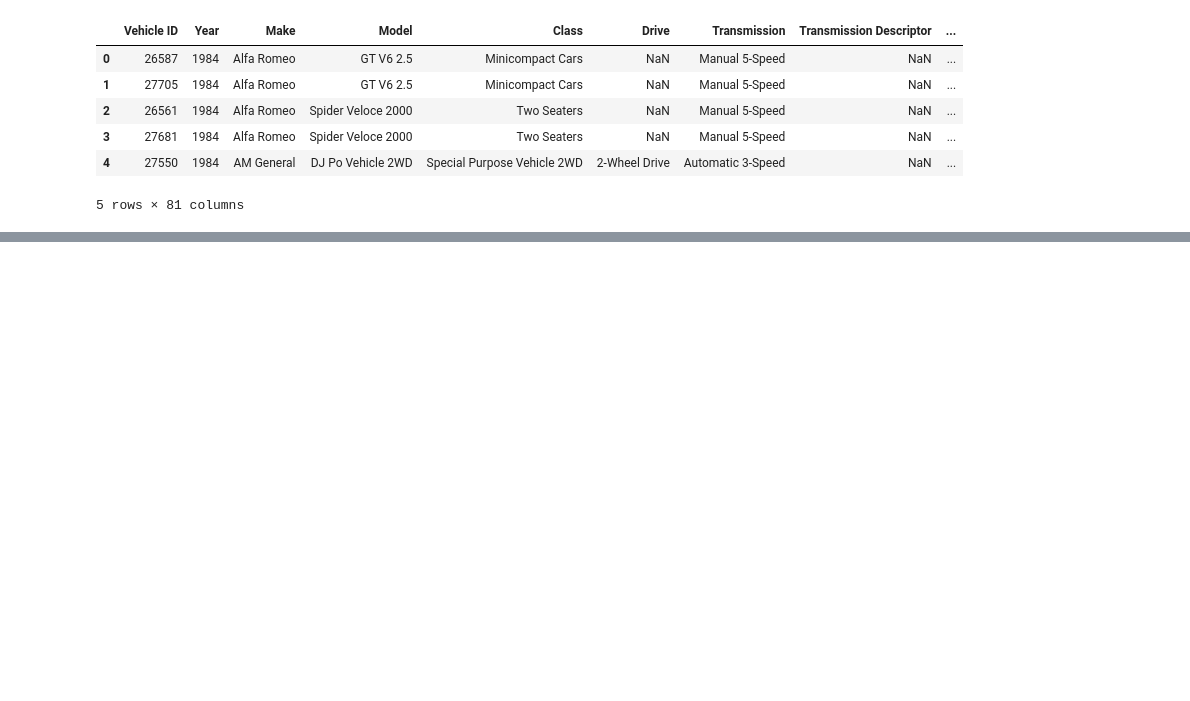
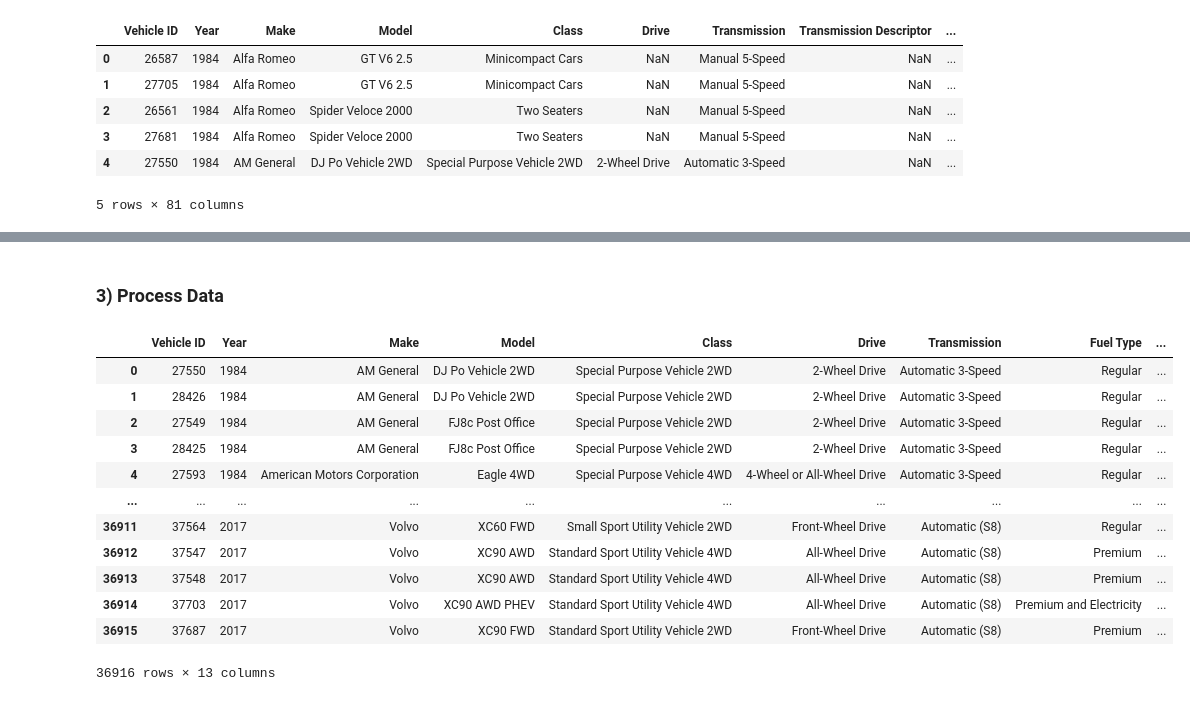
Before and after one commit to data301-2021-summer2/project-group34-project, a Jupyter notebook: analysis/person2/Garnoor.ipynb, the cells around one changed output, grey strips where cells are left out. Saved outputs shown, nothing was run; the diff lists cells and outputs as text; code cells hidden in the pictures; blank space fills up the shorter version.

```diff
--- a/analysis/person2/Garnoor.ipynb
+++ b/analysis/person2/Garnoor.ipynb
@@ -12,0 +105,19 @@ data.head()
+# %% [markdown]
+### 3) Process Data
+# %%
+data2['Overal costs (over 5 years)']= (data2['Annual Fuel Cost (FT1)']*5)-data2['Save or Spend (5 Year)']
+data2
+# %% [output]
+|  | Vehicle ID | Year | Make | Model | Class | Drive | Transmission | Fuel Type | ... |
+| 0 | 27550 | 1984 | AM General | DJ Po Vehicle 2WD | Special Purpose Vehicle 2WD | 2-Wheel Drive | Automatic 3-Speed | Regular | ... |
+| 1 | 28426 | 1984 | AM General | DJ Po Vehicle 2WD | Special Purpose Vehicle 2WD | 2-Wheel Drive | Automatic 3-Speed | Regular | ... |
+| 2 | 27549 | 1984 | AM General | FJ8c Post Office | Special Purpose Vehicle 2WD | 2-Wheel Drive | Automatic 3-Speed | Regular | ... |
+| 3 | 28425 | 1984 | AM General | FJ8c Post Office | Special Purpose Vehicle 2WD | 2-Wheel Drive | Automatic 3-Speed | Regular | ... |
+| 4 | 27593 | 1984 | American Motors Corporation | Eagle 4WD | Special Purpose Vehicle 4WD | 4-Wheel or All-Wheel Drive | Automatic 3-Speed | Regular | ... |
+| ... | ... | ... | ... | ... | ... | ... | ... | ... | ... |
+| 36911 | 37564 | 2017 | Volvo | XC60 FWD | Small Sport Utility Vehicle 2WD | Front-Wheel Drive | Automatic (S8) | Regular | ... |
+| 36912 | 37547 | 2017 | Volvo | XC90 AWD | Standard Sport Utility Vehicle 4WD | All-Wheel Drive | Automatic (S8) | Premium | ... |
+| 36913 | 37548 | 2017 | Volvo | XC90 AWD | Standard Sport Utility Vehicle 4WD | All-Wheel Drive | Automatic (S8) | Premium | ... |
+| 36914 | 37703 | 2017 | Volvo | XC90 AWD PHEV | Standard Sport Utility Vehicle 4WD | All-Wheel Drive | Automatic (S8) | Premium and Electricity | ... |
+| 36915 | 37687 | 2017 | Volvo | XC90 FWD | Standard Sport Utility Vehicle 2WD | Front-Wheel Drive | Automatic (S8) | Premium | ... |
+36916 rows × 13 columns
```
Also changed, not shown: parts of 13 cells of this notebook, 1 other file.
